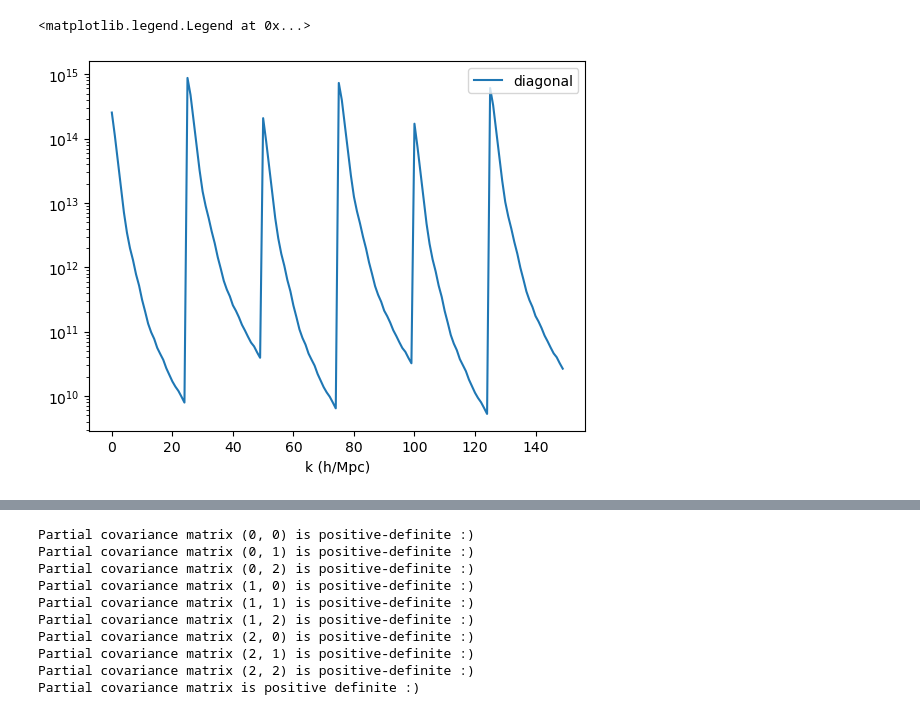
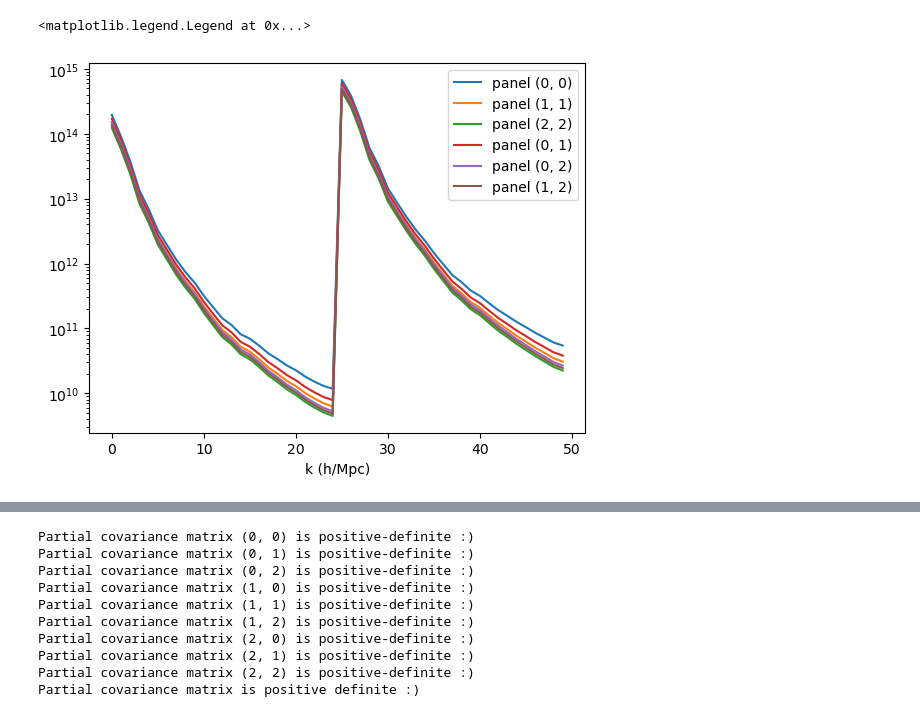
Before and after one commit to jadamo/covapt_mt, a Jupyter notebook: test_mt_covapt.ipynb, the cells around one changed output, grey strips where cells are left out. Saved outputs shown, nothing was run; the diff lists cells and outputs as text; code cells hidden in the pictures.

```diff
--- a/test_mt_covapt.ipynb
+++ b/test_mt_covapt.ipynb
@@ -59,14 +75,19 @@ ERROR! Covariance matrix is not positive definite!
 # %%
-plt.plot(np.diag(C_G[0]), label="diagonal")
+plt.plot(np.diag(C_G[0])[:50], label="panel (0, 0)")
+plt.plot(np.diag(C_G[0])[50:100], label="panel (1, 1)")
+plt.plot(np.diag(C_G[0])[100:], label="panel (2, 2)")
+plt.plot(np.diag(C_G[0][:50, 50:100]), label="panel (0, 1)")
+plt.plot(np.diag(C_G[0][:50, 100:]), label="panel (0, 2)")
+plt.plot(np.diag(C_G[0][50:100, 100:]), label="panel (1, 2)")
 #plt.plot(np.diag(C_G[0])[num_kbins:], label="(2, 2) diagonal")
 #plt.xscale("log")
 plt.yscale("log")
 
 plt.xlabel("k (h/Mpc)")
 plt.legend()
 # %% [output]
 <matplotlib.legend.Legend at 0x...>
-[figure, old version]
+[figure, new version]
 # %%
 for z in range(num_zbins):
     eigvals_true, __ = np.linalg.eig(C_G[z])
```
Also changed, not shown: parts of 6 cells of this notebook, 5 other files.
